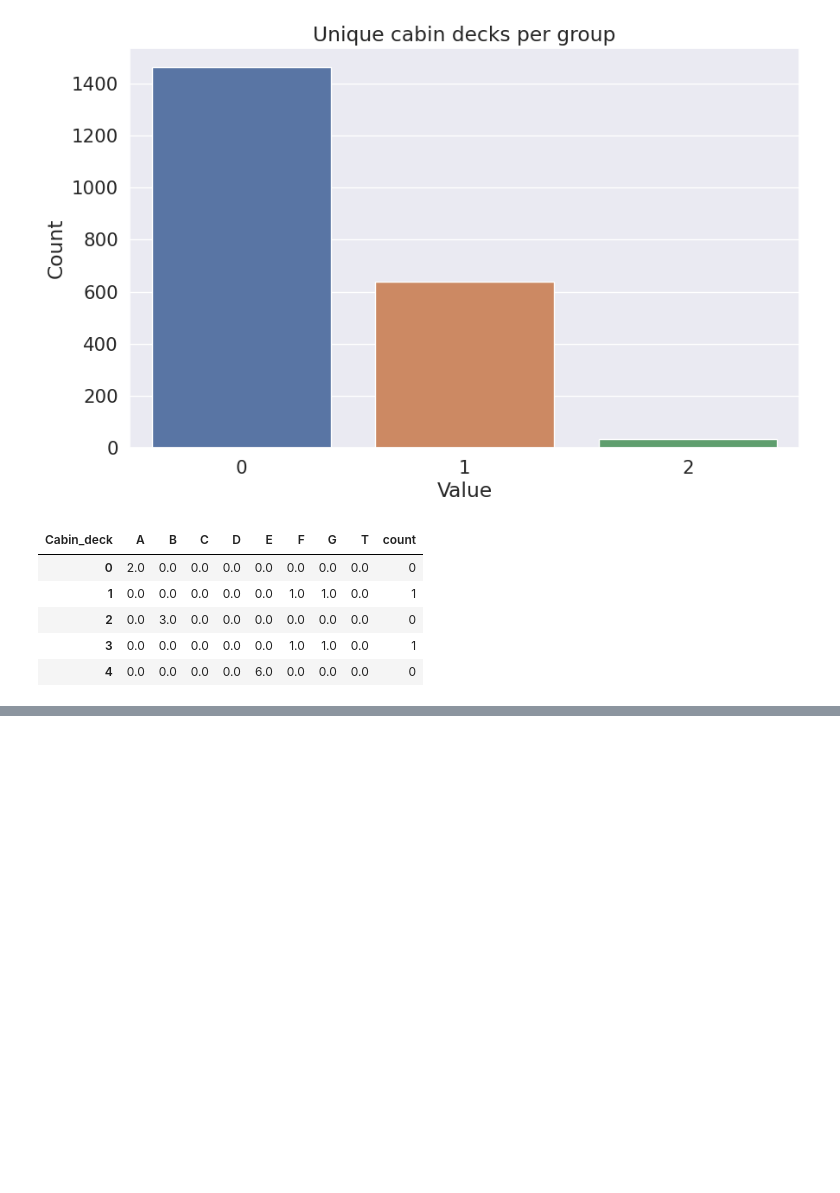
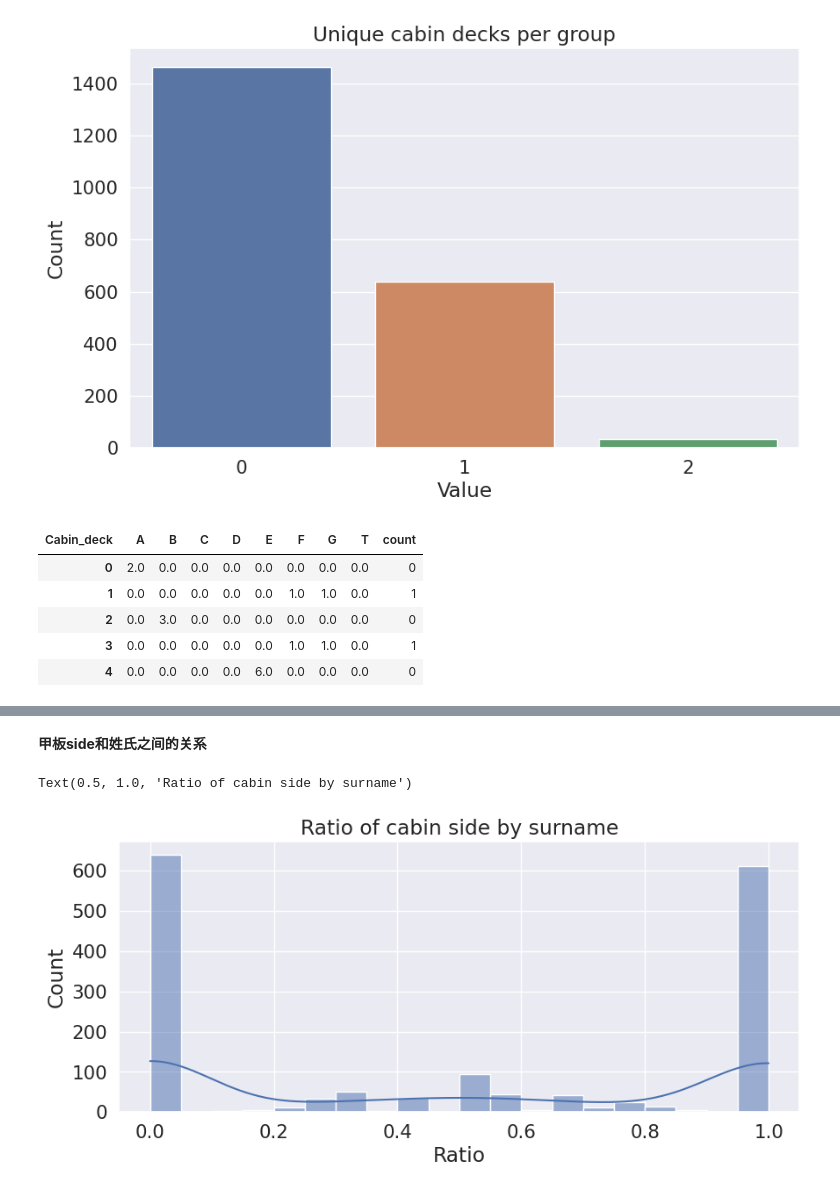
Before and after one commit to CambridgeZ/DataMining_Course_experiment, a Jupyter notebook: datamining-homework.ipynb, the cells around one changed output, grey strips where cells are left out. Drawn from its saved outputs; the diff is of its cells as text; code cells hidden in the pictures; blank space fills up the shorter version.

```diff
--- a/datamining-homework.ipynb
+++ b/datamining-homework.ipynb
@@ -1019,0 +1116,16 @@ data.head()
+# %% [markdown]
+**甲板side和姓氏之间的关系**
+# %%
+# Joint distribution of Surname and Cabin side
+SCS_gb=data[data['Group_size']>1].groupby(['Surname','Cabin_side'])['Cabin_side'].size().unstack().fillna(0)
+
+# Ratio of sides
+SCS_gb['Ratio']=SCS_gb['P']/(SCS_gb['P']+SCS_gb['S'])
+
+# Histogram of ratio
+plt.figure(figsize=(10,4))
+sns.histplot(SCS_gb['Ratio'], kde=True, binwidth=0.05)
+plt.title('Ratio of cabin side by surname')
+# %% [output]
+Text(0.5, 1.0, 'Ratio of cabin side by surname')
+[figure, added]
```
Also changed, not shown: parts of 31 cells of this notebook.
